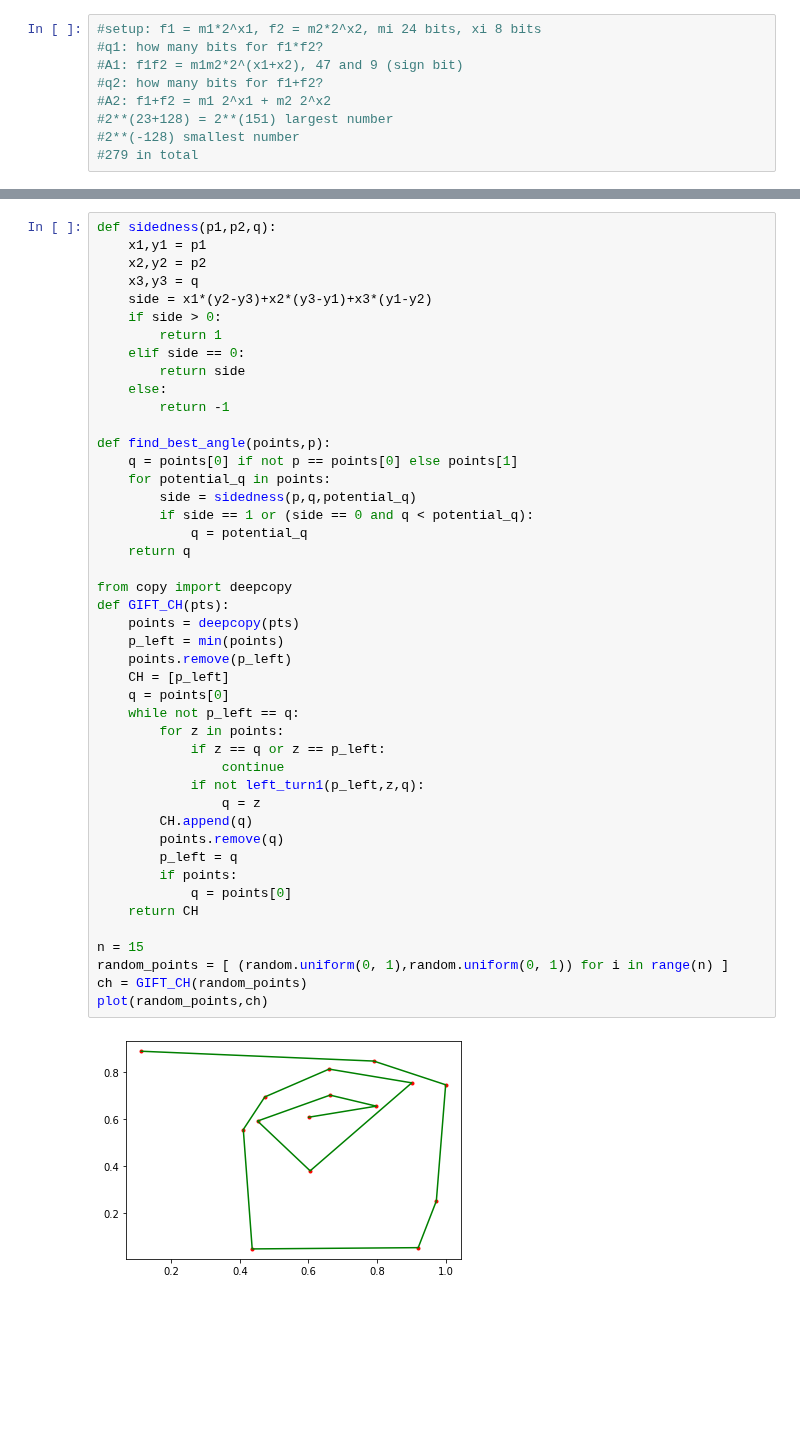
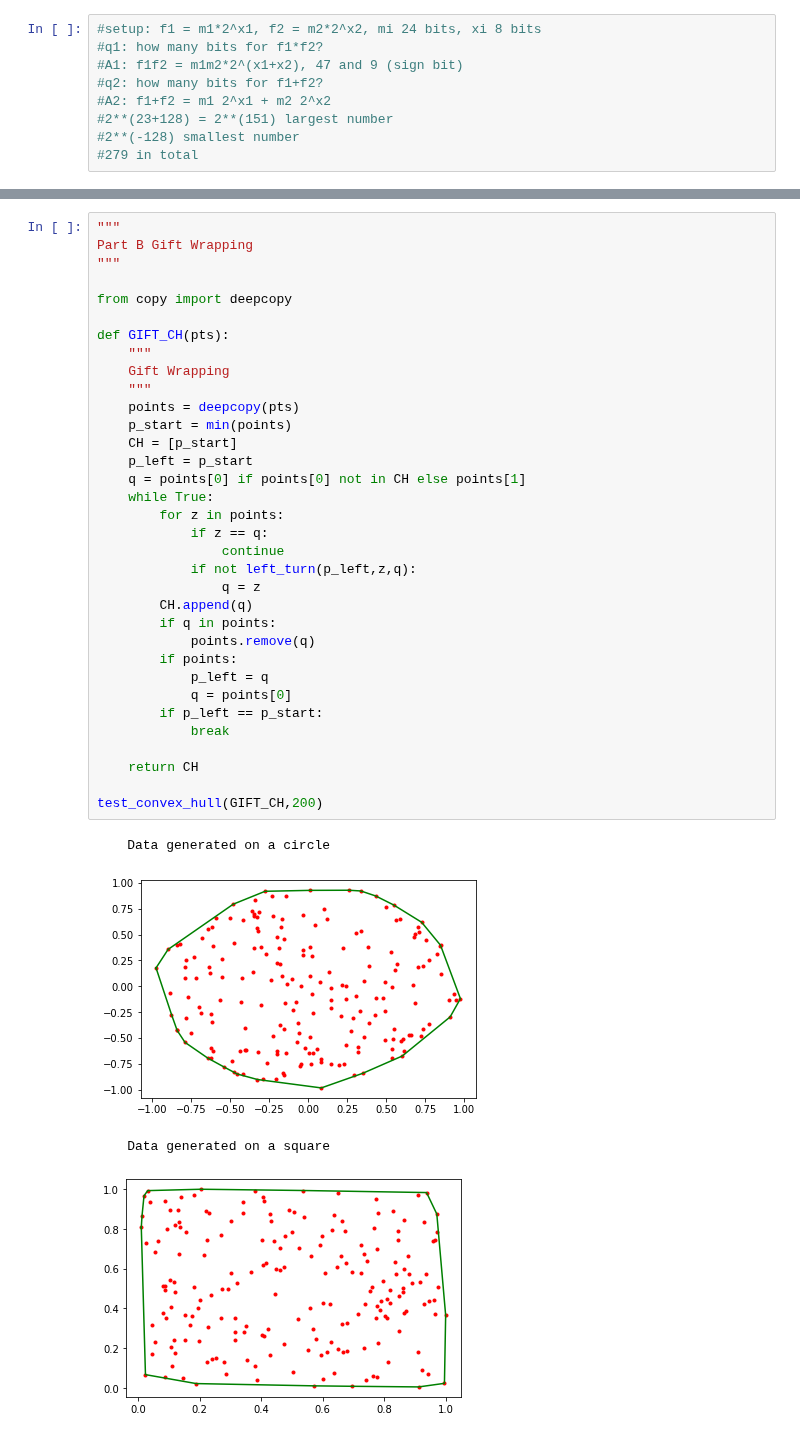
Before and after one commit to Nimakii/etkortnavn, a Jupyter notebook: handin2/CG-w2.ipynb, the cells around one changed output, grey strips where cells are left out. Cells and saved outputs as stored; diff of their text form; blank space fills up the shorter version.

Commit message:
gift almost works

```diff
--- a/handin2/CG-w2.ipynb
+++ b/handin2/CG-w2.ipynb
@@ -105,47 +155,39 @@ print(len(ch))
 # %%
-def sidedness(p1,p2,q):
-    x1,y1 = p1
-    x2,y2 = p2
-    x3,y3 = q
-    side = x1*(y2-y3)+x2*(y3-y1)+x3*(y1-y2)
-    if side > 0:
-        return 1
-    elif side == 0:
-        return side
-    else:
-        return -1
-
-def find_best_angle(points,p):
-    q = points[0] if not p == points[0] else points[1]
-    for potential_q in points:
-        side = sidedness(p,q,potential_q)
-        if side == 1 or (side == 0 and q < potential_q):
-            q = potential_q
-    return q
+"""
+Part B Gift Wrapping
+"""
 
 from copy import deepcopy
+
 def GIFT_CH(pts):
+    """
+    Gift Wrapping
+    """
     points = deepcopy(pts)
-    p_left = min(points)
-    points.remove(p_left)
-    CH = [p_left]
-    q = points[0]
-    while not p_left == q:
+    p_start = min(points)
+    CH = [p_start]
+    p_left = p_start
+    q = points[0] if points[0] not in CH else points[1]
+    while True:
         for z in points:
-            if z == q or z == p_left:
+            if z == q:
                 continue
-            if not left_turn1(p_left,z,q):
+            if not left_turn(p_left,z,q):
                 q = z
         CH.append(q)
-        points.remove(q)
-        p_left = q
+        if q in points:
+            points.remove(q)
         if points:
+            p_left = q
             q = points[0]
+        if p_left == p_start:
+            break
+
     return CH
 
-n = 15
-random_points = [ (random.uniform(0, 1),random.uniform(0, 1)) for i in range(n) ]
-ch = GIFT_CH(random_points)
-plot(random_points,ch)
+test_convex_hull(GIFT_CH,200)
 # %% [output]
+    Data generated on a circle
-[figure, old version]
+[figure, new version]
+    Data generated on a square
+[figure, added]
```
Also changed, not shown: parts of 5 cells of this notebook.
